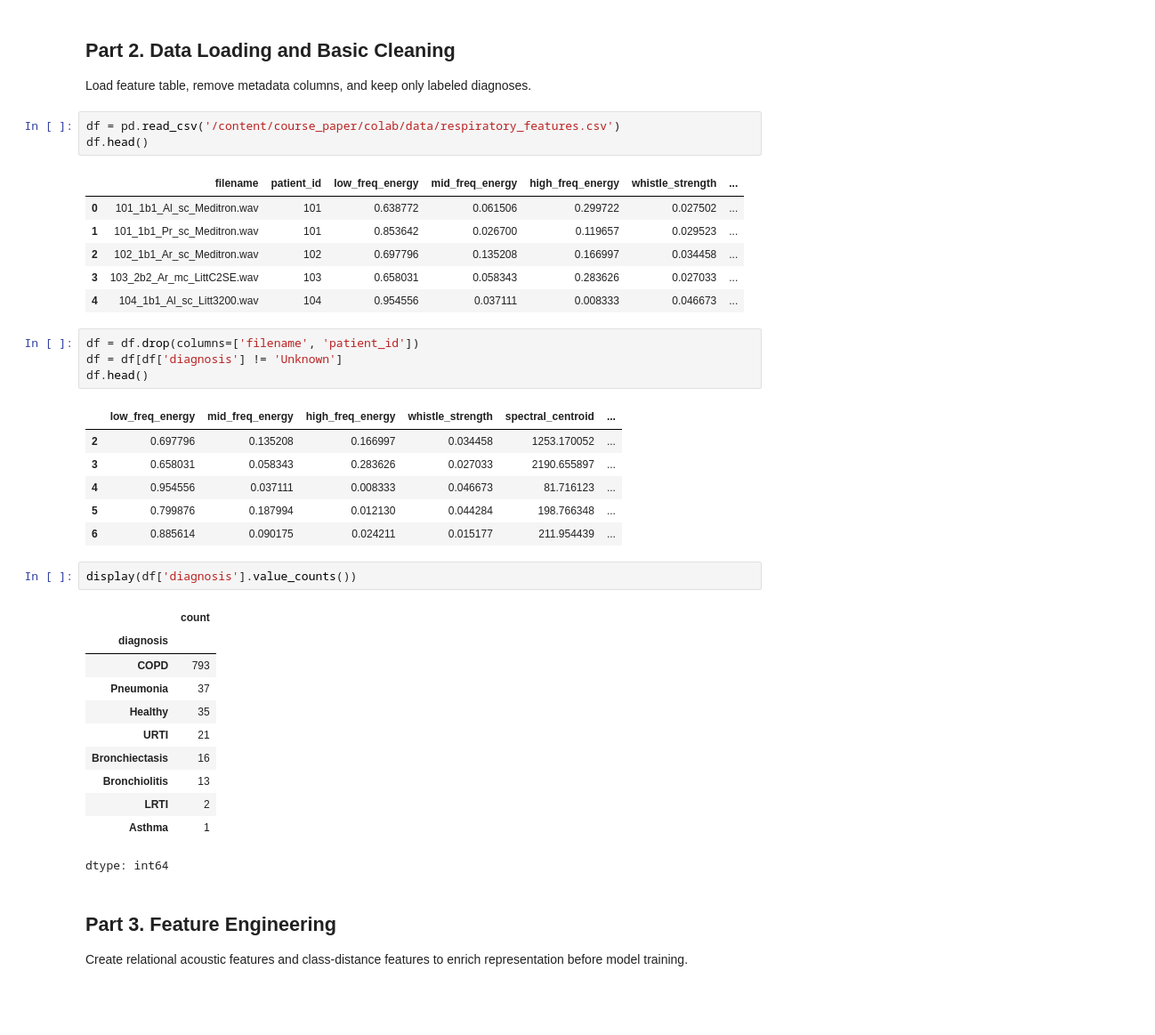
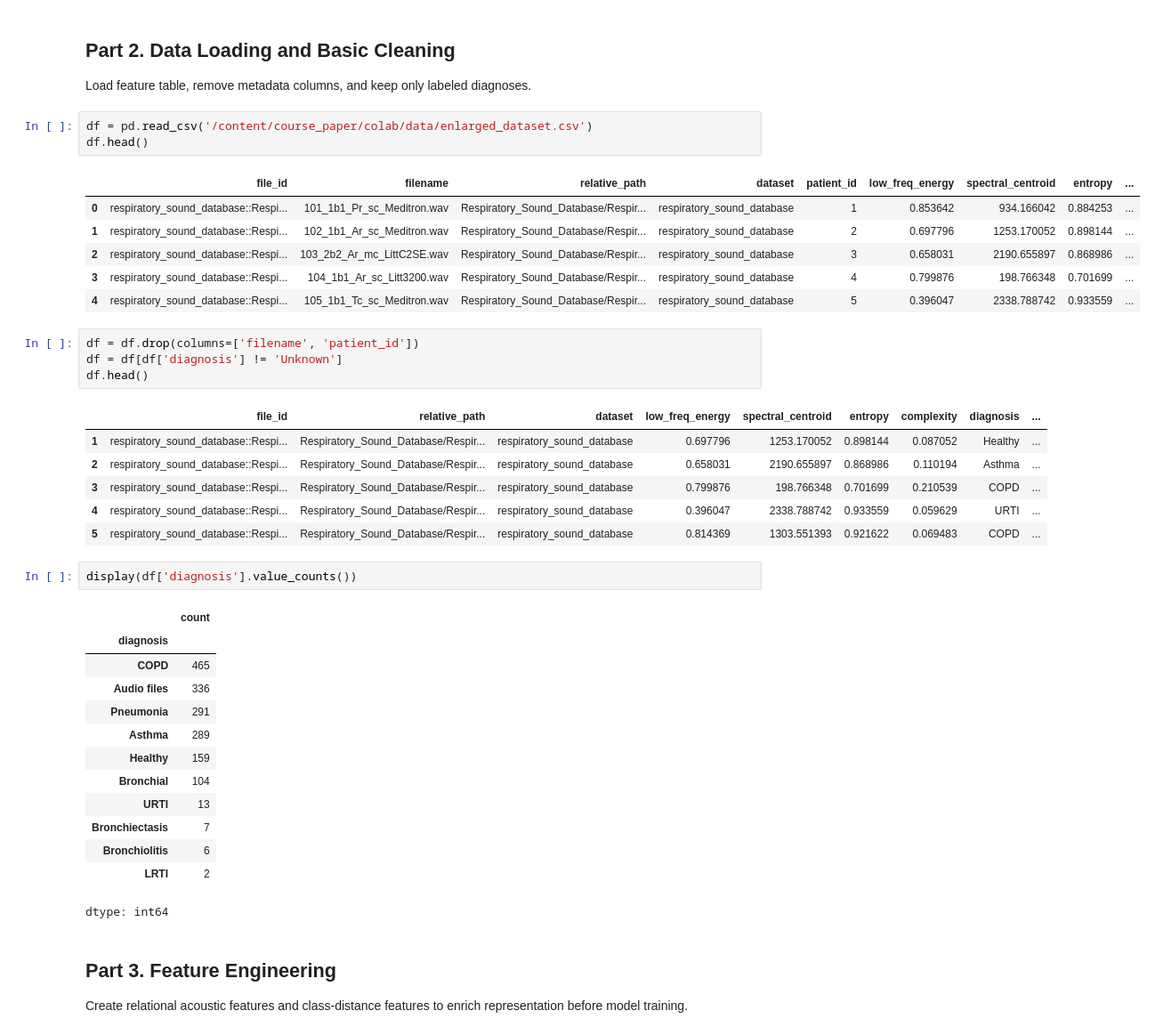
Before and after one commit to incRED1bl/course_paper, a Jupyter notebook: colab/model/model.ipynb, the cells around one changed output. Shown at 89% size. Cells and saved outputs as stored; diff of their text form; blank space fills up the shorter version.

```diff
--- a/colab/model/model.ipynb
+++ b/colab/model/model.ipynb
@@ -89,39 +85,41 @@ cp: cannot create regular file '../../data/respiratory_features.csv': No such fi
 
 Load feature table, remove metadata columns, and keep only labeled diagnoses.
 # %%
-df = pd.read_csv('/content/course_paper/colab/data/respiratory_features.csv')
+df = pd.read_csv('/content/course_paper/colab/data/enlarged_dataset.csv')
 df.head()
 # %% [output]
-|  | filename | patient_id | low_freq_energy | mid_freq_energy | high_freq_energy | whistle_strength | ... |
-| 0 | 101_1b1_Al_sc_Meditron.wav | 101 | 0.638772 | 0.061506 | 0.299722 | 0.027502 | ... |
-| 1 | 101_1b1_Pr_sc_Meditron.wav | 101 | 0.853642 | 0.026700 | 0.119657 | 0.029523 | ... |
-| 2 | 102_1b1_Ar_sc_Meditron.wav | 102 | 0.697796 | 0.135208 | 0.166997 | 0.034458 | ... |
-| 3 | 103_2b2_Ar_mc_LittC2SE.wav | 103 | 0.658031 | 0.058343 | 0.283626 | 0.027033 | ... |
-| 4 | 104_1b1_Al_sc_Litt3200.wav | 104 | 0.954556 | 0.037111 | 0.008333 | 0.046673 | ... |
+|  | file_id | filename | relative_path | dataset | patient_id | low_freq_energy | spectral_centroid | entropy | ... |
+| 0 | respiratory_sound_database::Respi... | 101_1b1_Pr_sc_Meditron.wav | Respiratory_Sound_Database/Respir... | respiratory_sound_database | 1 | 0.853642 | 934.166042 | 0.884253 | ... |
+| 1 | respiratory_sound_database::Respi... | 102_1b1_Ar_sc_Meditron.wav | Respiratory_Sound_Database/Respir... | respiratory_sound_database | 2 | 0.697796 | 1253.170052 | 0.898144 | ... |
+| 2 | respiratory_sound_database::Respi... | 103_2b2_Ar_mc_LittC2SE.wav | Respiratory_Sound_Database/Respir... | respiratory_sound_database | 3 | 0.658031 | 2190.655897 | 0.868986 | ... |
+| 3 | respiratory_sound_database::Respi... | 104_1b1_Ar_sc_Litt3200.wav | Respiratory_Sound_Database/Respir... | respiratory_sound_database | 4 | 0.799876 | 198.766348 | 0.701699 | ... |
+| 4 | respiratory_sound_database::Respi... | 105_1b1_Tc_sc_Meditron.wav | Respiratory_Sound_Database/Respir... | respiratory_sound_database | 5 | 0.396047 | 2338.788742 | 0.933559 | ... |
 # %%
 df = df.drop(columns=['filename', 'patient_id'])
 df = df[df['diagnosis'] != 'Unknown']
 df.head()
 # %% [output]
-|  | low_freq_energy | mid_freq_energy | high_freq_energy | whistle_strength | spectral_centroid | ... |
-| 2 | 0.697796 | 0.135208 | 0.166997 | 0.034458 | 1253.170052 | ... |
-| 3 | 0.658031 | 0.058343 | 0.283626 | 0.027033 | 2190.655897 | ... |
-| 4 | 0.954556 | 0.037111 | 0.008333 | 0.046673 | 81.716123 | ... |
-| 5 | 0.799876 | 0.187994 | 0.012130 | 0.044284 | 198.766348 | ... |
-| 6 | 0.885614 | 0.090175 | 0.024211 | 0.015177 | 211.954439 | ... |
+|  | file_id | relative_path | dataset | low_freq_energy | spectral_centroid | entropy | complexity | diagnosis | ... |
+| 1 | respiratory_sound_database::Respi... | Respiratory_Sound_Database/Respir... | respiratory_sound_database | 0.697796 | 1253.170052 | 0.898144 | 0.087052 | Healthy | ... |
+| 2 | respiratory_sound_database::Respi... | Respiratory_Sound_Database/Respir... | respiratory_sound_database | 0.658031 | 2190.655897 | 0.868986 | 0.110194 | Asthma | ... |
+| 3 | respiratory_sound_database::Respi... | Respiratory_Sound_Database/Respir... | respiratory_sound_database | 0.799876 | 198.766348 | 0.701699 | 0.210539 | COPD | ... |
+| 4 | respiratory_sound_database::Respi... | Respiratory_Sound_Database/Respir... | respiratory_sound_database | 0.396047 | 2338.788742 | 0.933559 | 0.059629 | URTI | ... |
+| 5 | respiratory_sound_database::Respi... | Respiratory_Sound_Database/Respir... | respiratory_sound_database | 0.814369 | 1303.551393 | 0.921622 | 0.069483 | COPD | ... |
 # %%
 display(df['diagnosis'].value_counts())
 # %% [output]
 |  | count |
 | diagnosis |  |
-| COPD | 793 |
-| Pneumonia | 37 |
-| Healthy | 35 |
-| URTI | 21 |
-| Bronchiectasis | 16 |
-| Bronchiolitis | 13 |
+| COPD | 465 |
+| Audio files | 336 |
+| Pneumonia | 291 |
+| Asthma | 289 |
+| Healthy | 159 |
+| Bronchial | 104 |
+| URTI | 13 |
+| Bronchiectasis | 7 |
+| Bronchiolitis | 6 |
 | LRTI | 2 |
-| Asthma | 1 |
 dtype: int64
 # %% [markdown]
 ## Part 3. Feature Engineering
```
Also changed, not shown: parts of 19 cells of this notebook.
